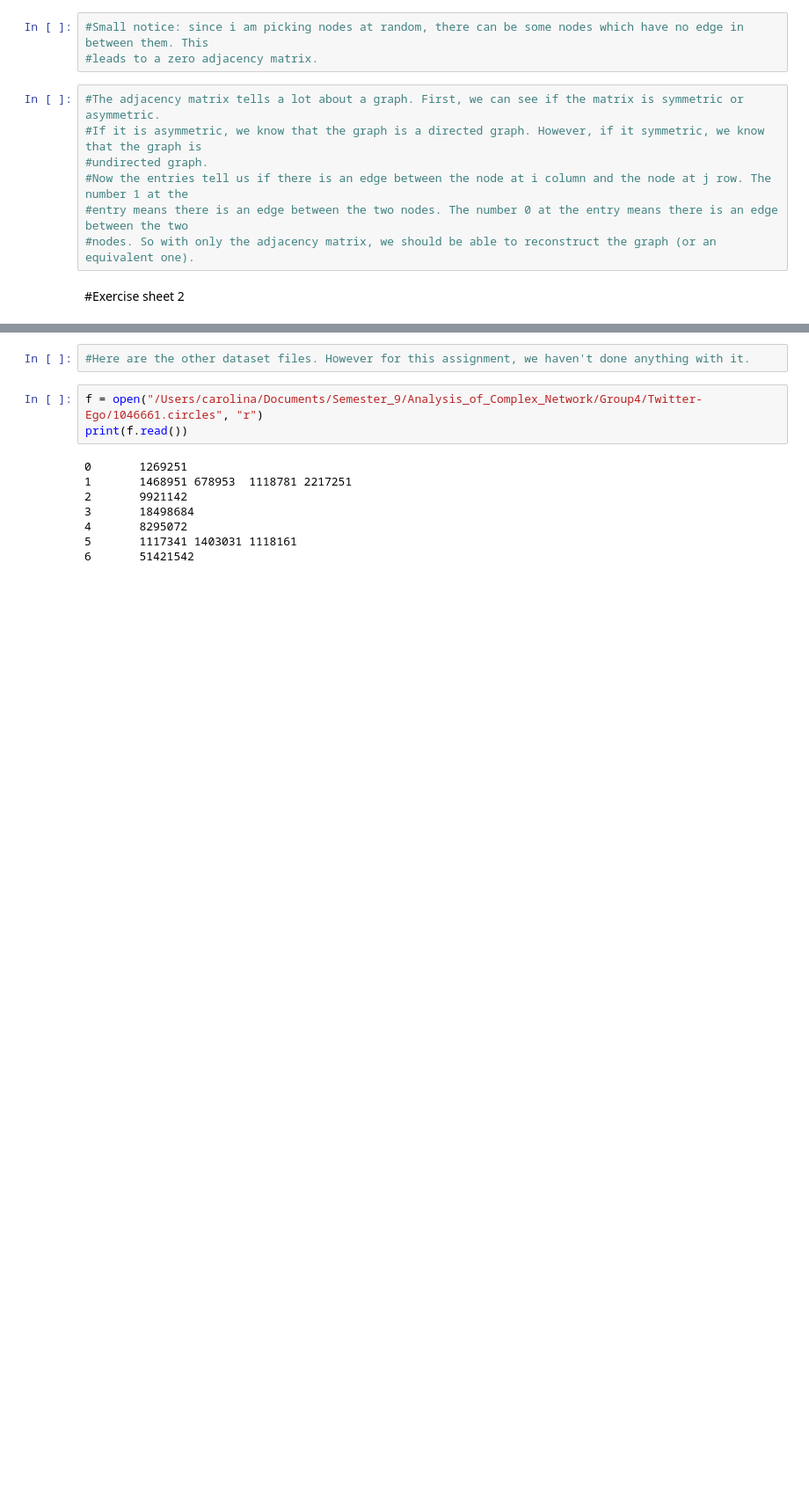
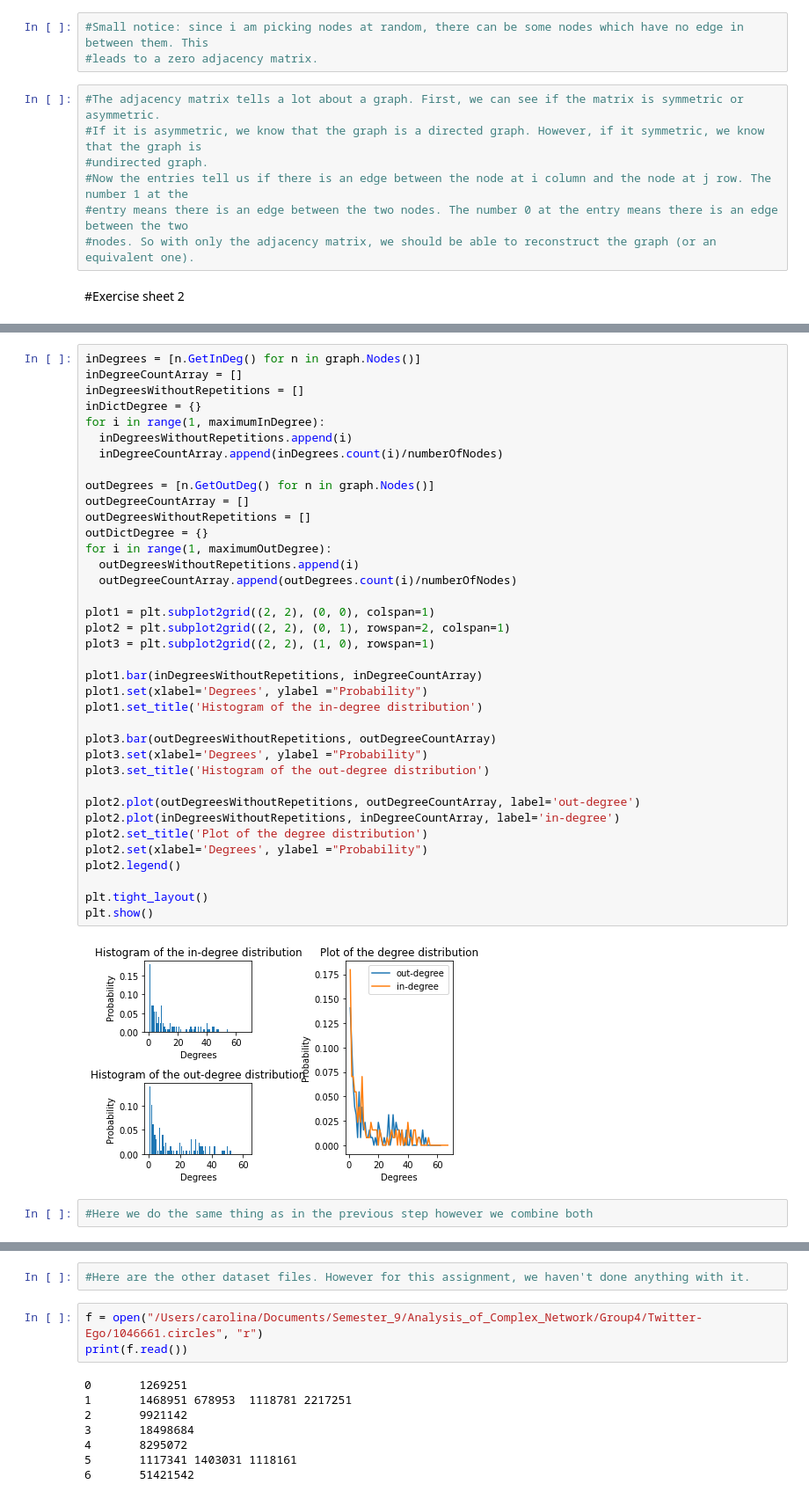
Before and after one commit to CarolinaOliveira001/Complex_Network, a Jupyter notebook: Exercise_1_Twitter.ipynb, the cells around one changed output, grey strips where cells are left out. Shown at 88% size. Saved outputs shown, nothing was run; the diff lists cells and outputs as text; blank space fills up the shorter version.

```diff
--- a/Exercise_1_Twitter.ipynb
+++ b/Exercise_1_Twitter.ipynb
@@ -222,0 +248,41 @@ The adjacency matrix of the partial graph with the following nodes [6752812, 115
+# %%
+inDegrees = [n.GetInDeg() for n in graph.Nodes()]
+inDegreeCountArray = []
+inDegreesWithoutRepetitions = []
+inDictDegree = {}
+for i in range(1, maximumInDegree):
+  inDegreesWithoutRepetitions.append(i)
+  inDegreeCountArray.append(inDegrees.count(i)/numberOfNodes)
+
+outDegrees = [n.GetOutDeg() for n in graph.Nodes()]
+outDegreeCountArray = []
+outDegreesWithoutRepetitions = []
+outDictDegree = {}
+for i in range(1, maximumOutDegree):
+  outDegreesWithoutRepetitions.append(i)
+  outDegreeCountArray.append(outDegrees.count(i)/numberOfNodes)
+
+plot1 = plt.subplot2grid((2, 2), (0, 0), colspan=1)
+plot2 = plt.subplot2grid((2, 2), (0, 1), rowspan=2, colspan=1)
+plot3 = plt.subplot2grid((2, 2), (1, 0), rowspan=1)
+
+plot1.bar(inDegreesWithoutRepetitions, inDegreeCountArray)
+plot1.set(xlabel='Degrees', ylabel ="Probability")
+plot1.set_title('Histogram of the in-degree distribution')
+
+plot3.bar(outDegreesWithoutRepetitions, outDegreeCountArray)
+plot3.set(xlabel='Degrees', ylabel ="Probability")
+plot3.set_title('Histogram of the out-degree distribution')
+
+plot2.plot(outDegreesWithoutRepetitions, outDegreeCountArray, label='out-degree')
+plot2.plot(inDegreesWithoutRepetitions, inDegreeCountArray, label='in-degree')
+plot2.set_title('Plot of the degree distribution')
+plot2.set(xlabel='Degrees', ylabel ="Probability")
+plot2.legend()
+
+plt.tight_layout()
+plt.show()
+# %% [output]
+[figure, added]
+# %%
+#Here we do the same thing as in the previous step however we combine both
```
Also changed, not shown: parts of 30 cells of this notebook.
